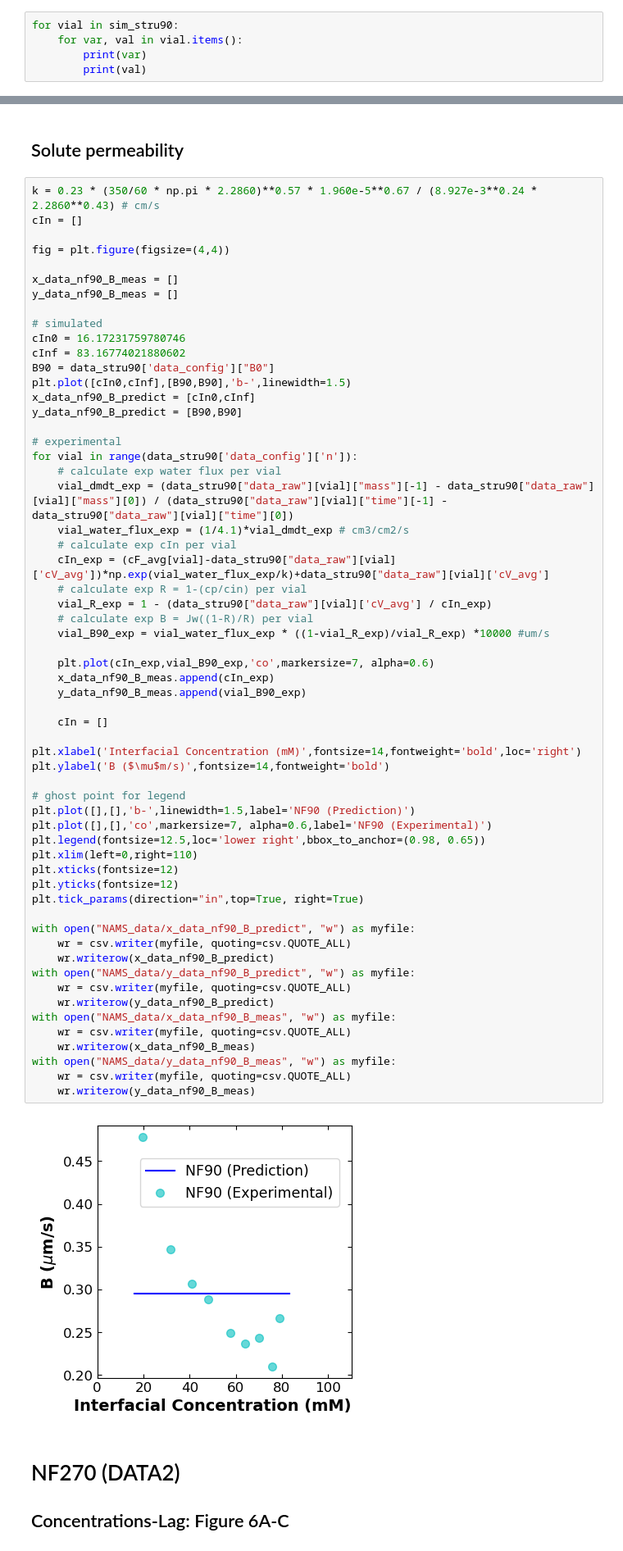
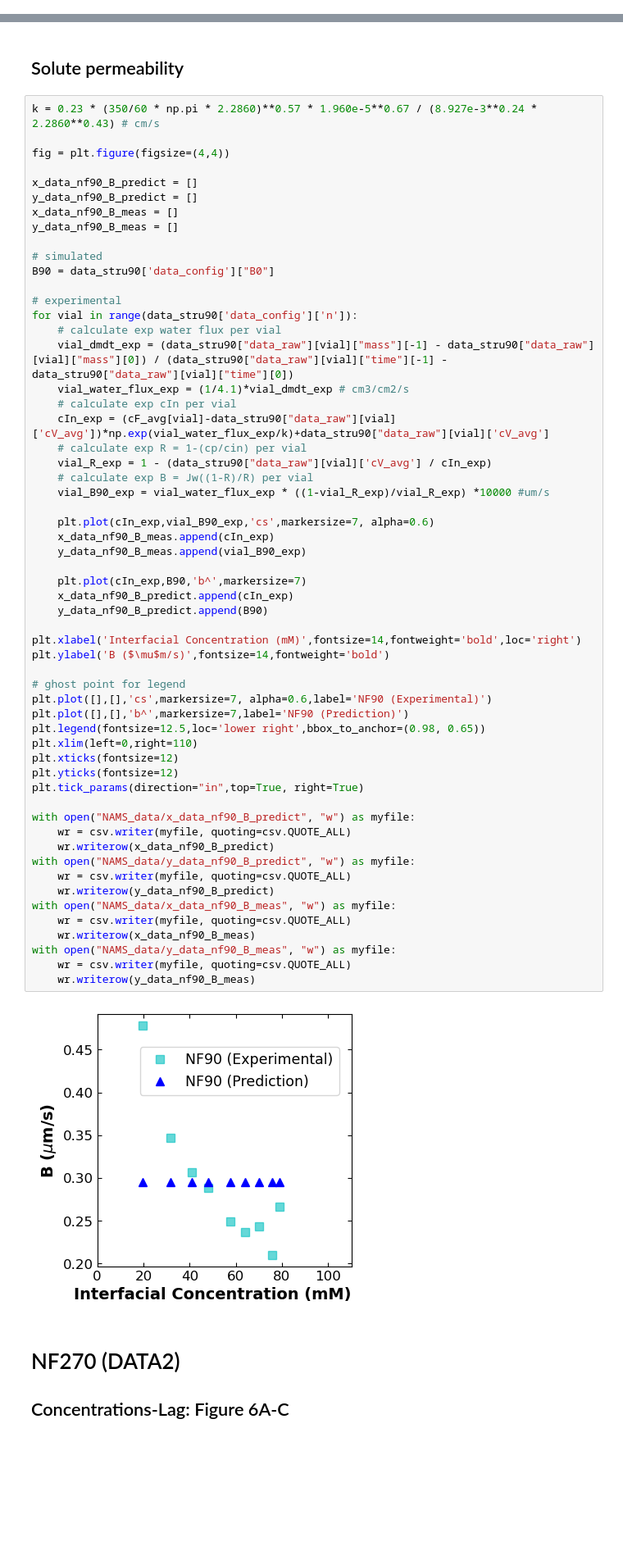
Before and after one commit to mollydougher/dynamic-diafiltration-pyomo, a Jupyter notebook: NAMS2025_figures.ipynb, the cells around one changed output, grey strips where cells are left out. Shown at 82% size. Cells and saved outputs as stored; diff of their text form; blank space fills up the shorter version.

```diff
--- a/NAMS2025_figures.ipynb
+++ b/NAMS2025_figures.ipynb
@@ -74,5 +74,0 @@ print(cF_avg)
-# %%
-for vial in sim_stru90:
-    for var, val in vial.items():
-        print(var)
-        print(val)
@@ -182,20 +160,16 @@ with open("NAMS_data/y_data_nf90_vial_meas", "w") as myfile:
 ## Solute permeability
 # %%
 k = 0.23 * (350/60 * np.pi * 2.2860)**0.57 * 1.960e-5**0.67 / (8.927e-3**0.24 * 2.2860**0.43) # cm/s
-cIn = []
 
 fig = plt.figure(figsize=(4,4))
 
+x_data_nf90_B_predict = []
+y_data_nf90_B_predict = []
 x_data_nf90_B_meas = []
 y_data_nf90_B_meas = []
 
 # simulated
-cIn0 = 16.17231759780746
-cInf = 83.16774021880602
 B90 = data_stru90['data_config']["B0"]
-plt.plot([cIn0,cInf],[B90,B90],'b-',linewidth=1.5)
-x_data_nf90_B_predict = [cIn0,cInf]
-y_data_nf90_B_predict = [B90,B90]
 
 # experimental
 for vial in range(data_stru90['data_config']['n']):
@@ -209,38 +183,40 @@ for vial in range(data_stru90['data_config']['n']):
     # calculate exp B = Jw((1-R)/R) per vial
     vial_B90_exp = vial_water_flux_exp * ((1-vial_R_exp)/vial_R_exp) *10000 #um/s
 
-    plt.plot(cIn_exp,vial_B90_exp,'co',markersize=7, alpha=0.6)
+    plt.plot(cIn_exp,vial_B90_exp,'cs',markersize=7, alpha=0.6)
     x_data_nf90_B_meas.append(cIn_exp)
     y_data_nf90_B_meas.append(vial_B90_exp)
 
-    cIn = []
+    plt.plot(cIn_exp,B90,'b^',markersize=7)
+    x_data_nf90_B_predict.append(cIn_exp)
+    y_data_nf90_B_predict.append(B90)
 
 plt.xlabel('Interfacial Concentration (mM)',fontsize=14,fontweight='bold',loc='right')
 plt.ylabel('B ($\mu$m/s)',fontsize=14,fontweight='bold')
 
 # ghost point for legend
-plt.plot([],[],'b-',linewidth=1.5,label='NF90 (Prediction)')
-plt.plot([],[],'co',markersize=7, alpha=0.6,label='NF90 (Experimental)')
+plt.plot([],[],'cs',markersize=7, alpha=0.6,label='NF90 (Experimental)')
+plt.plot([],[],'b^',markersize=7,label='NF90 (Prediction)')
 plt.legend(fontsize=12.5,loc='lower right',bbox_to_anchor=(0.98, 0.65))
 plt.xlim(left=0,right=110)
 plt.xticks(fontsize=12)
 plt.yticks(fontsize=12)
 plt.tick_params(direction="in",top=True, right=True)
 
 with open("NAMS_data/x_data_nf90_B_predict", "w") as myfile:
     wr = csv.writer(myfile, quoting=csv.QUOTE_ALL)
     wr.writerow(x_data_nf90_B_predict)
 with open("NAMS_data/y_data_nf90_B_predict", "w") as myfile:
     wr = csv.writer(myfile, quoting=csv.QUOTE_ALL)
     wr.writerow(y_data_nf90_B_predict)
 with open("NAMS_data/x_data_nf90_B_meas", "w") as myfile:
     wr = csv.writer(myfile, quoting=csv.QUOTE_ALL)
     wr.writerow(x_data_nf90_B_meas)
 with open("NAMS_data/y_data_nf90_B_meas", "w") as myfile:
     wr = csv.writer(myfile, quoting=csv.QUOTE_ALL)
     wr.writerow(y_data_nf90_B_meas)
 # %% [output]
-[figure, old version]
+[figure, new version]
 # %% [markdown]
 # NF270 (DATA2)
 ## Concentrations-Lag: Figure 6A-C
```
Also changed, not shown: parts of 17 cells of this notebook, 6 other files.
